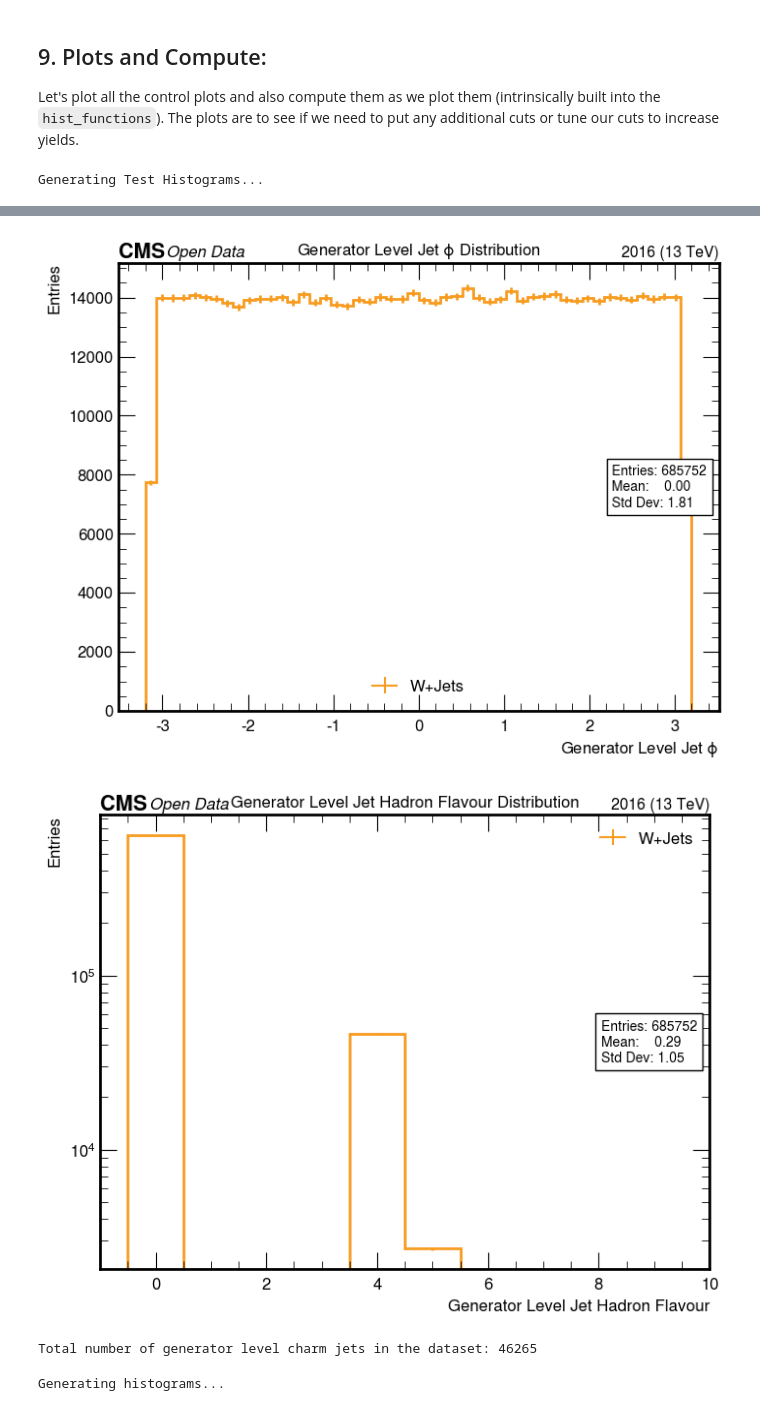
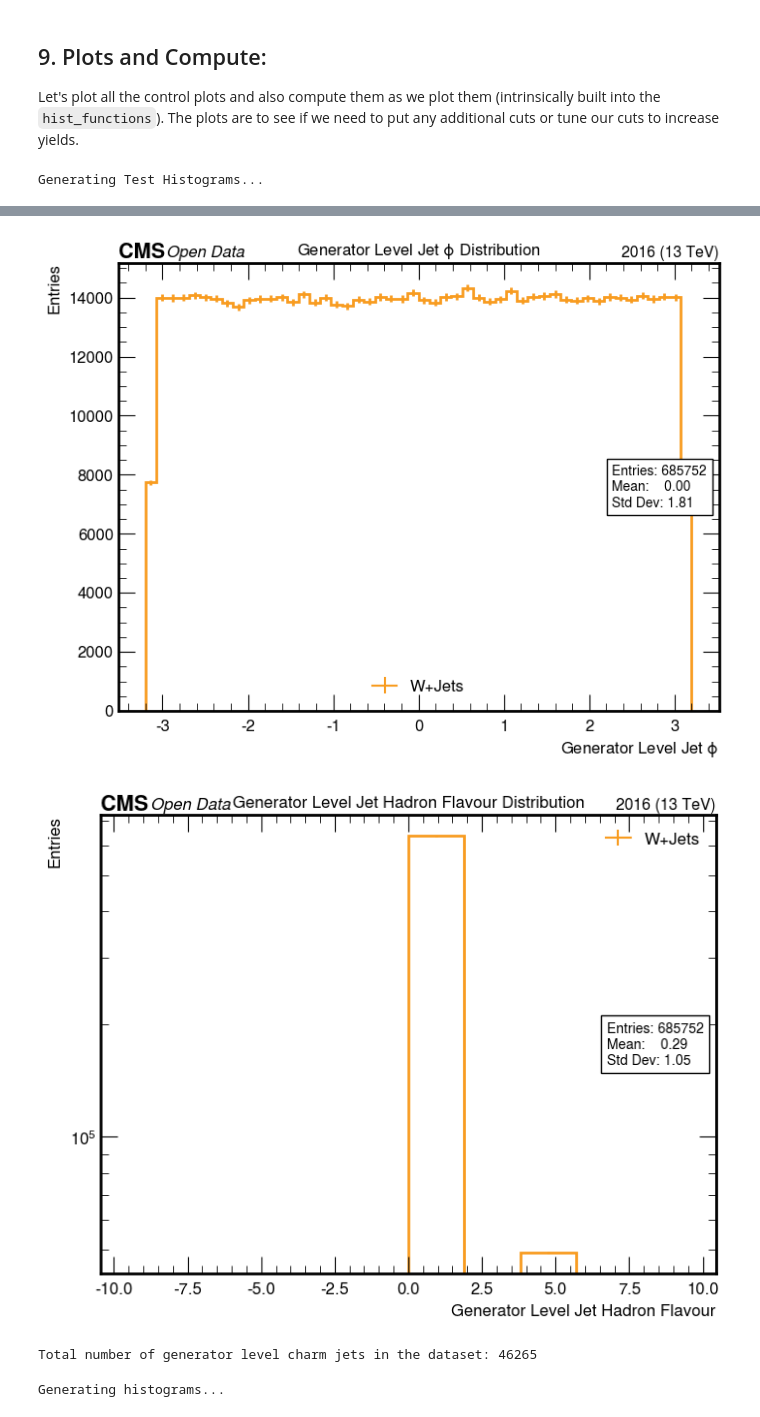
Before and after one commit to xondikoi03/charmTaggingAnalysis, a Jupyter notebook: Coffea/notebooks/Wc_Analysis_Test.ipynb, the cells around one changed output, grey strips where cells are left out. Saved outputs shown, nothing was run; the diff lists cells and outputs as text; code cells hidden in the pictures.

```diff
--- a/Coffea/notebooks/Wc_Analysis_Test.ipynb
+++ b/Coffea/notebooks/Wc_Analysis_Test.ipynb
@@ -137,26 +137,17 @@ Here we will take a look into GenParticles and GenJets for truth level informati
 
 This is where the GenJets and the RecoJets are matched based on their $\Delta R$. If a RecoJet is within the $\Delta R < 0.4$ of a GenJet, we consider the Jet to be a *GoodJet* and keep it.
 # %%
-# Gen-Matching between GenJets and RecoJets:
-GenJets_cut = (
-    (GenJets.pt > 20) &
-    (abs(GenJets.eta) < 2.4)
-)
-RecoJets_cut = (
-    (Jet.pt > 20) &
-    (abs(Jet.eta) < 2.4)
-)
 # Select the GenJets and RecoJets that pass the cuts:
-TestGenJets = GenJets[GenJets_cut]
-TestRecoJets = Jet[RecoJets_cut]
+GenJets = GenJets
+RecoJets = Jet
 
-nTestGenJets = dak.sum(dak.num(TestGenJets, axis=1))
-nTestRecoJets = dak.sum(dak.num(TestRecoJets, axis=1))
+nTestGenJets = dak.sum(dak.num(GenJets, axis=1))
+nTestRecoJets = dak.sum(dak.num(RecoJets, axis=1))
 print("Number of GenJets that pass the cuts:", nTestGenJets.compute())
 print("Number of RecoJets that pass the cuts:", nTestRecoJets.compute())
 
 # DeltaR matching of GenJets and RecoJets:
-dR = TestRecoJets.metric_table(TestGenJets)
+dR = RecoJets.metric_table(GenJets)
 # print("DeltaR of GenJets and RecoJets:",dR.compute())
 
 # Minimum DeltaR for each RecoJet to any GenJet
@@ -169,6 +160,6 @@ matched_jet_index = dak.argmin(dR, axis=2)
 min_dR = dak.fill_none(min_dR, 99999)
 dR_cut = (min_dR < 0.4)
 
-Good_TestGenJets = TestGenJets[matched_jet_index[dR_cut]]
-Good_TestRecoJets = TestRecoJets[dR_cut]
+Good_GenJets = GenJets[matched_jet_index[dR_cut]]
+Good_RecoJets = RecoJets[dR_cut]
 # %% [output]
@@ -655,35 +609,35 @@ make_hist(
     histtype="step",
 )
 
 GenJets_HadronFlavour = dak.flatten(GenJets.hadronFlavour)
 make_hist(
     GenJets_HadronFlavour,
     nBins=10,
-    lo=-0.5,
+    lo=-9.5,
     hi=9.5,
     xlabel="Generator Level Jet Hadron Flavour",
     ylabel="Entries",
     label="W+Jets",
     title="Generator Level Jet Hadron Flavour Distribution",
     fname=None,
     logy=True,
     ax=None,
     show=True,
     return_hist=False,
     show_stats=True,
     histtype="step",
 )
 
 # Number of Generator level charm jets:
 nGenCharmJets = dak.num(GenCharmJets, axis=1)
 total_GenCharmJets = dak.sum(nGenCharmJets)
 print("Total number of generator level charm jets in the dataset:", total_GenCharmJets.compute())
 # %% [output]
 Generating Test Histograms...
 [figure]
 [figure]
 [figure]
-[figure, old version]
+[figure, new version]
 Total number of generator level charm jets in the dataset: 46265
 # %%
 print("Generating histograms...")
```
Also changed, not shown: parts of 9 cells of this notebook.
